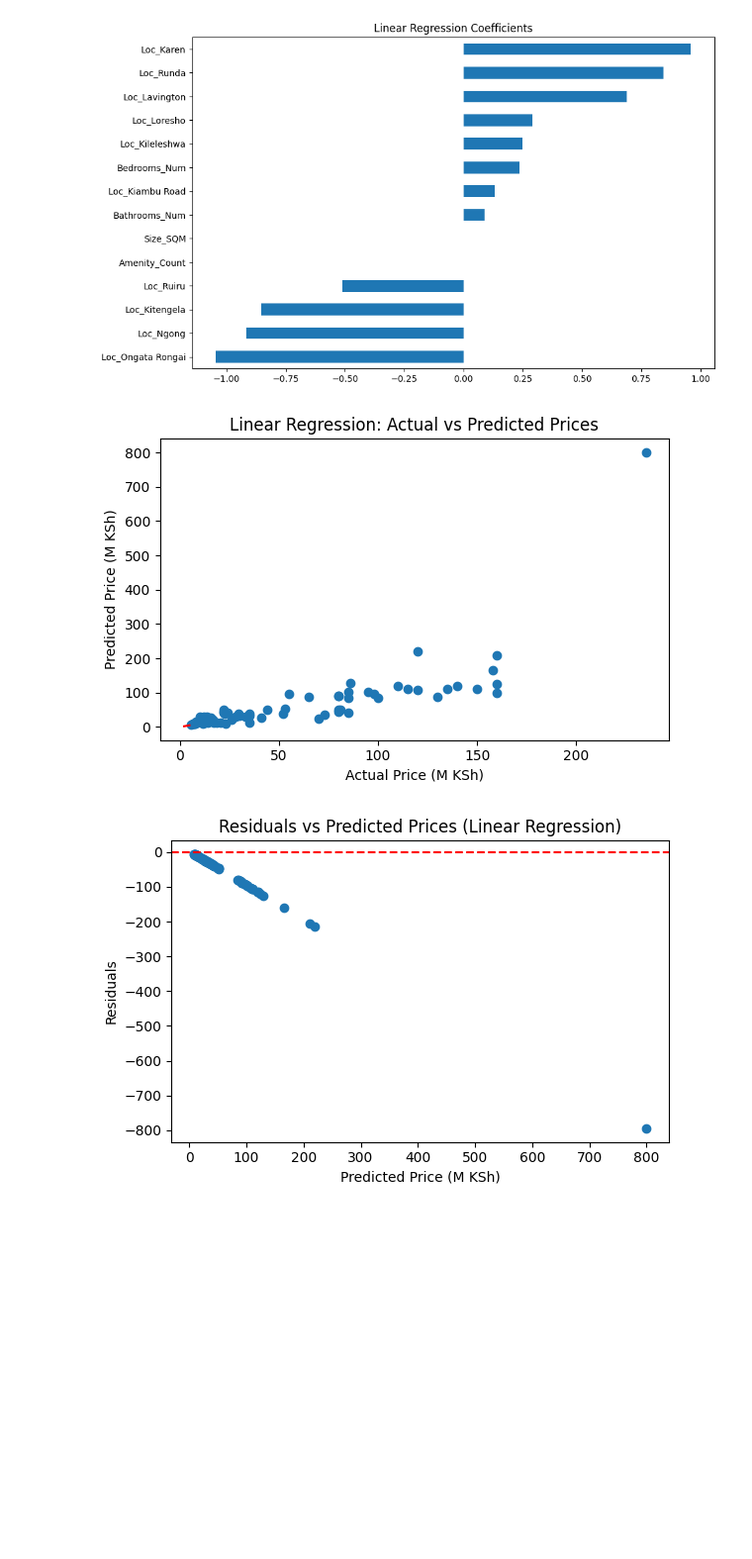
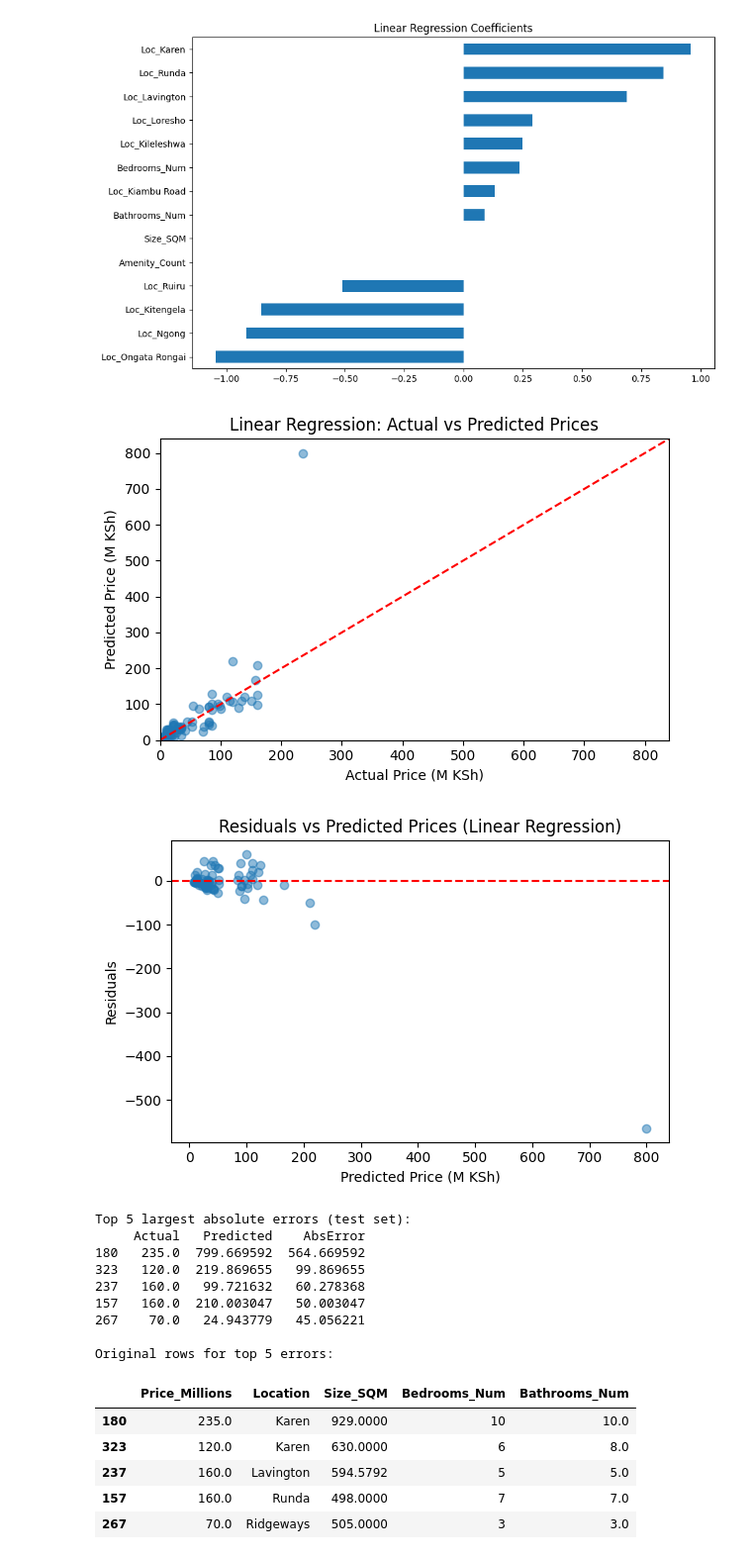
Before and after one commit to Rozieroz/Nairobi-House-Price-Prediction, a Jupyter notebook: notebooks/4_ model_improvement.ipynb, the cells around one changed output. Shown at 99% size. Cells and saved outputs as stored; diff of their text form; code cells hidden in the pictures; blank space fills up the shorter version.

```diff
--- a/notebooks/4_ model_improvement.ipynb
+++ b/notebooks/4_ model_improvement.ipynb
@@ -308,37 +308,68 @@ plt.show()
 # %%
 # ===============================================================================================
 # ACTUAL VS PREDICTED PLOTS - to visually assess how well the model is performing across the range of prices
 """If points lie close to the red line → good model
 If scattered widely → weak model
 """
 
 plt.figure(figsize=(6,4))
-plt.scatter(y_test_real, y_pred_test_lr)
-plt.plot([y_test.min(), y_test.max()],
-         [y_test.min(), y_test.max()],
-         'r--')
+plt.scatter(y_test_real, y_pred_test_lr, alpha=0.5)
+lims = [0, max(y_test_real.max(), y_pred_test_lr.max()) * 1.05]
+plt.plot(lims, lims, 'r--')
+plt.xlim(lims)
+plt.ylim(lims)
 plt.xlabel("Actual Price (M KSh)")
 plt.ylabel("Predicted Price (M KSh)")
 plt.title("Linear Regression: Actual vs Predicted Prices")
 plt.tight_layout()
 plt.show()
 
 
 # RESIDUAL PLOTS - to check for patterns in errors which can indicate model issues like heteroscedasticity or non-linearity
 """Whether errors are random (good)
 Or patterned (bad → model missing nonlinear relationships)
 """
 
-residuals = y_test - y_pred_test_lr
+residuals = y_test_real - y_pred_test_lr
 
 plt.figure(figsize=(6,4))
-plt.scatter(y_pred_test_lr, residuals)
+plt.scatter(y_pred_test_lr, residuals, alpha=0.5)
 plt.axhline(0, color='r', linestyle='--')
 plt.xlabel("Predicted Price (M KSh)")
 plt.ylabel("Residuals")
 plt.title("Residuals vs Predicted Prices (Linear Regression)")
 plt.tight_layout()
 plt.show()
+
+
+# Top absolute errors
+results = pd.DataFrame({'Actual': y_test_real, 'Predicted': y_pred_test_lr})
+results['AbsError'] = (results['Predicted'] - results['Actual']).abs()
+top5 = results.sort_values('AbsError', ascending=False).head(5)
+print('\nTop 5 largest absolute errors (test set):')
+print(top5)
+
+# Show original rows for these outliers (if df still available)
+if 'df' in globals():
+    print('\nOriginal rows for top 5 errors:')
+    display(df.loc[top5.index, ['Price_Millions','Location','Size_SQM','Bedrooms_Num','Bathrooms_Num']])
+else:
+    print('\nOriginal DataFrame `df` not available in this namespace.')
 # %% [output]
-[figure, old version]
+[figure, new version]
-[figure, old version]
+[figure, new version]
+Top 5 largest absolute errors (test set):
+     Actual   Predicted    AbsError
+180   235.0  799.669592  564.669592
+323   120.0  219.869655   99.869655
+237   160.0   99.721632   60.278368
+157   160.0  210.003047   50.003047
+267    70.0   24.943779   45.056221
+
+Original rows for top 5 errors:
+|  | Price_Millions | Location | Size_SQM | Bedrooms_Num | Bathrooms_Num |
+| 180 | 235.0 | Karen | 929.0000 | 10 | 10.0 |
+| 323 | 120.0 | Karen | 630.0000 | 6 | 8.0 |
+| 237 | 160.0 | Lavington | 594.5792 | 5 | 5.0 |
+| 157 | 160.0 | Runda | 498.0000 | 7 | 7.0 |
+| 267 | 70.0 | Ridgeways | 505.0000 | 3 | 3.0 |
```
Also changed, not shown: parts of 5 cells of this notebook, 1 other file.
